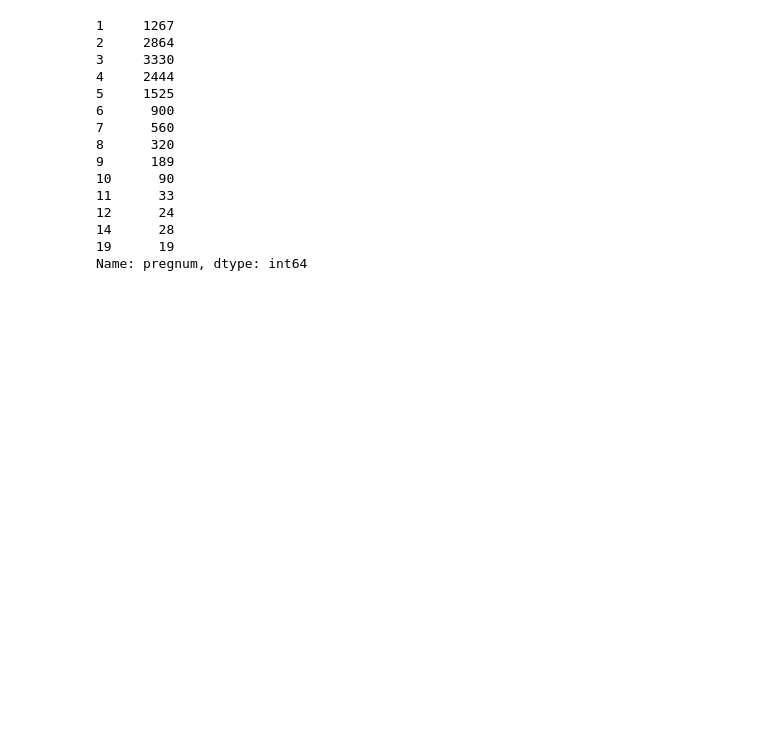
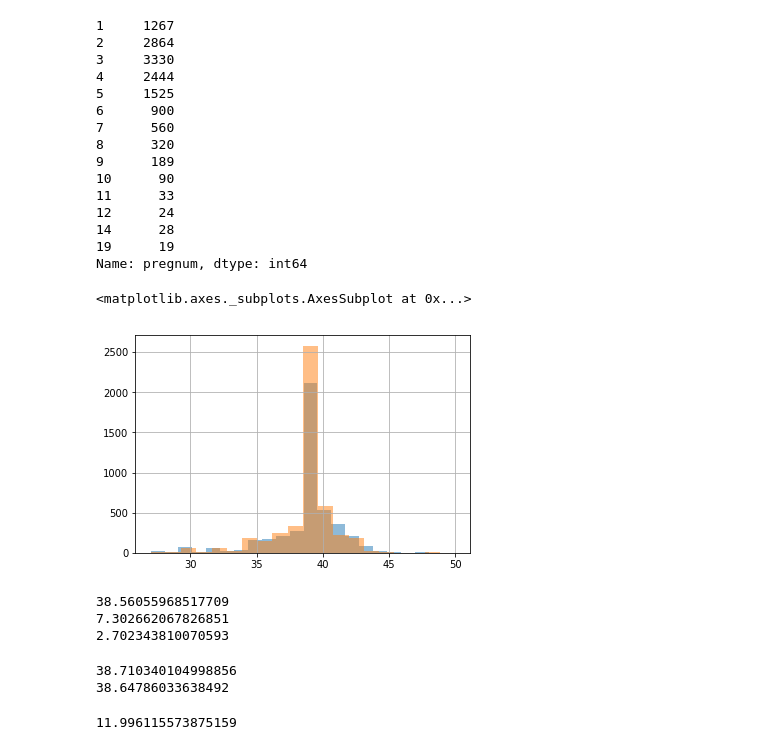
Before and after one commit to Chuly90/ThinkStats2, a Jupyter notebook: code/chap01ex.ipynb, the cells around one changed output. Saved outputs shown, nothing was run; the diff lists cells and outputs as text; code cells hidden in the pictures; blank space fills up the shorter version.

```diff
--- a/code/chap01ex.ipynb
+++ b/code/chap01ex.ipynb
@@ -256,0 +259,28 @@ Name: pregnum, dtype: int64
+# %%
+live = preg[preg.outcome == 1]
+# %%
+firsts = live[(live.birthord == 1) & (27 <= live.prglngth) & (live.prglngth <= 50)]
+others = live[(live.birthord != 1) & (27 <= live.prglngth) & (live.prglngth <= 50)]
+# %%
+firsts.prglngth.hist(bins = 20, alpha = 0.5)
+others.prglngth.hist(bins = 20, alpha = 0.5)
+# %% [output]
+<matplotlib.axes._subplots.AxesSubplot at 0x...>
+[figure, added]
+# %%
+print(live.prglngth.mean())
+print(live.prglngth.var())
+print(live.prglngth.std())
+# %% [output]
+38.56055968517709
+7.302662067826851
+2.702343810070593
+# %%
+print(firsts.prglngth.mean())
+print(others.prglngth.mean())
+
+(firsts.prglngth.mean() - others.prglngth.mean())*8*24
+# %% [output]
+38.710340104998856
+38.64786033638492
+11.996115573875159
```
Also changed, not shown: parts of 1 cell of this notebook, 1 other file.
